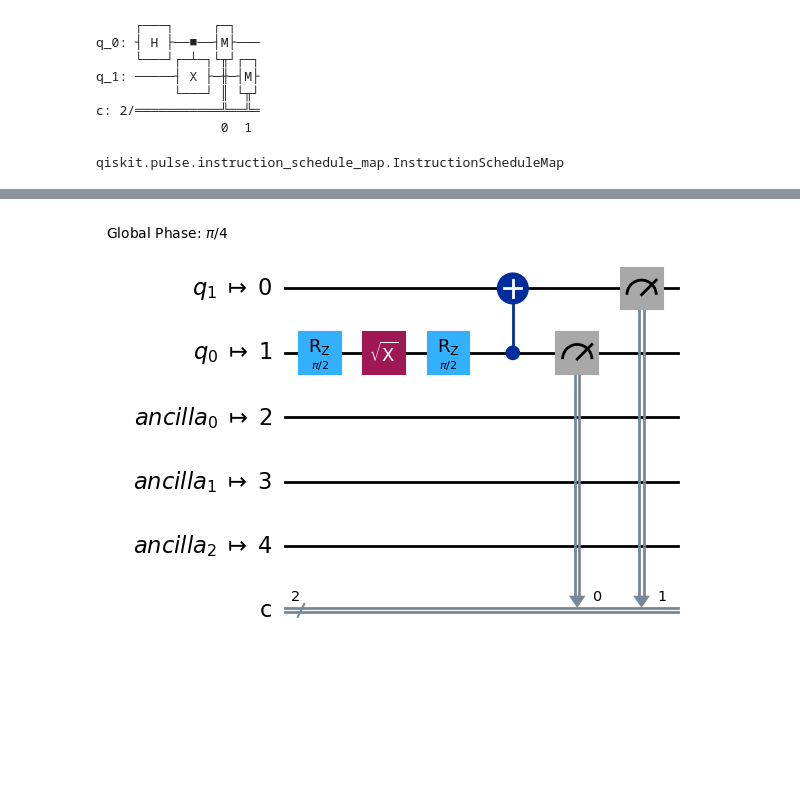
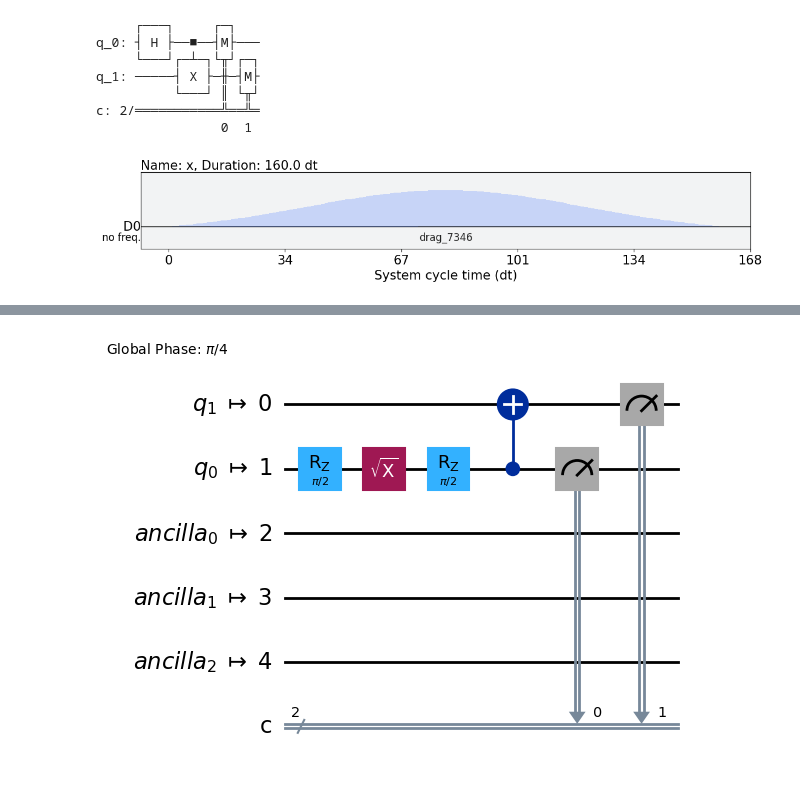
Before and after one commit to dipankardas011/Quantum-Coding, a Jupyter notebook: pulse-schedules.ipynb, the cells around one changed output, grey strips where cells are left out. Drawn from its saved outputs; the diff is of its cells as text; code cells hidden in the pictures; blank space fills up the shorter version.

Commit message:
understanding more about pulse schedules
and made the setup work for pycharm

Signed-off-by: Dipankar Das <65275144+dipankardas011@users.noreply.github.com>

```diff
--- a/pulse-schedules.ipynb
+++ b/pulse-schedules.ipynb
@@ -149,6 +149,6 @@ c: 2/═══════════╩══╩═
 from qiskit_ibm_runtime.fake_provider import FakeValenciaV2
 backend_2 = FakeValenciaV2()
 # %%
-type(backend_2.defaults().instruction_schedule_map)
+backend_2.defaults().instruction_schedule_map.get('x', qubits=[0]).draw()
 # %% [output]
-qiskit.pulse.instruction_schedule_map.InstructionScheduleMap
+[figure, added]
```
Also changed, not shown: parts of 2 cells of this notebook, 2 other files.
